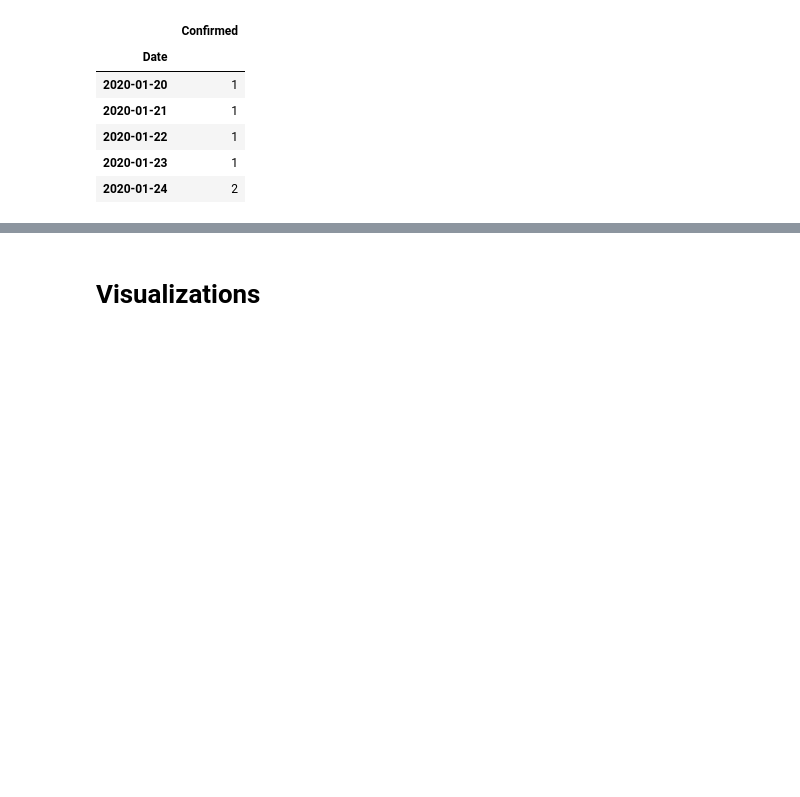
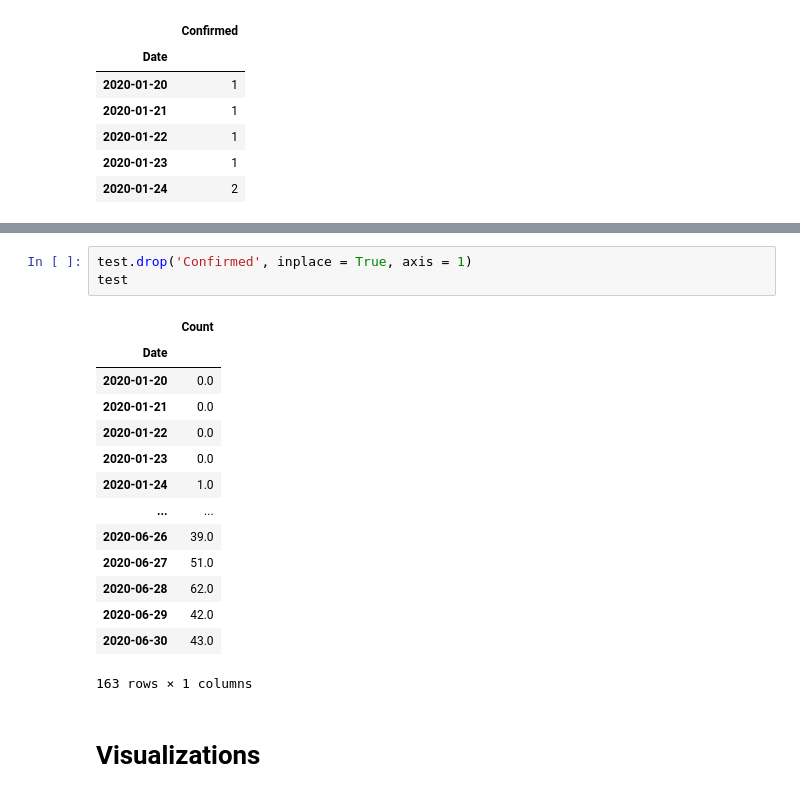
Before and after one commit to KevinNourian/COVID19, a Jupyter notebook: 07TestCOVID19.ipynb, the cells around one changed output, grey strips where cells are left out. Saved outputs shown, nothing was run; the diff lists cells and outputs as text; blank space fills up the shorter version.

```diff
--- a/07TestCOVID19.ipynb
+++ b/07TestCOVID19.ipynb
@@ -89,2 +99,20 @@ test
+# %%
+test.drop('Confirmed', inplace = True, axis = 1)
+test
+# %% [output]
+|  | Count |
+| Date |  |
+| 2020-01-20 | 0.0 |
+| 2020-01-21 | 0.0 |
+| 2020-01-22 | 0.0 |
+| 2020-01-23 | 0.0 |
+| 2020-01-24 | 1.0 |
+| ... | ... |
+| 2020-06-26 | 39.0 |
+| 2020-06-27 | 51.0 |
+| 2020-06-28 | 62.0 |
+| 2020-06-29 | 42.0 |
+| 2020-06-30 | 43.0 |
+163 rows × 1 columns
 # %% [markdown]
 # Visualizations
```
Also changed, not shown: parts of 3 cells of this notebook, 5 other files.
